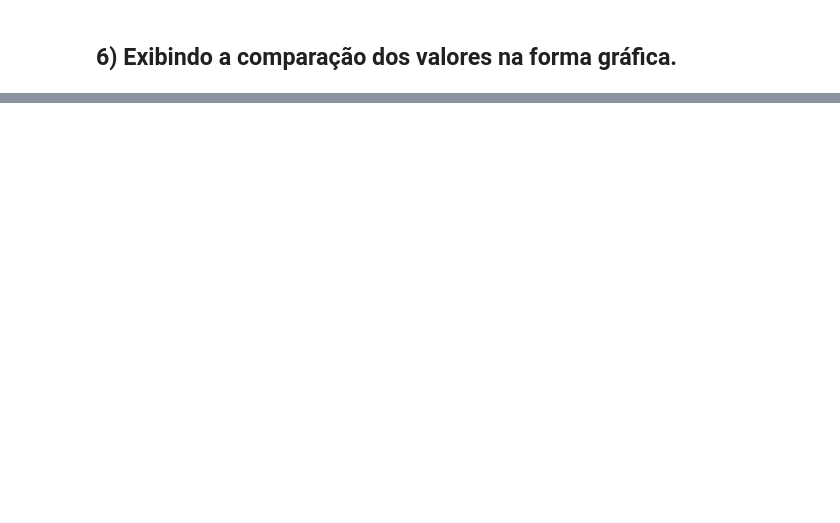
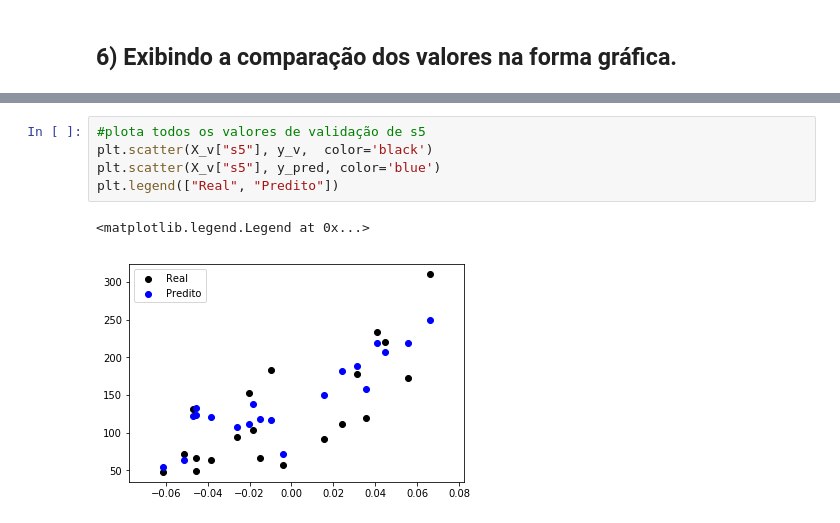
Before and after one commit to DWalterJansen/topicosIC, a Jupyter notebook: Equipe/Trabalho 3/Diabetes.ipynb, the cells around one changed output, grey strips where cells are left out. Drawn from its saved outputs; the diff is of its cells as text; blank space fills up the shorter version.

```diff
--- a/Equipe/Trabalho 3/Diabetes.ipynb
+++ b/Equipe/Trabalho 3/Diabetes.ipynb
@@ -178,0 +246,8 @@ tabela.corr()
+# %%
+#plota todos os valores de validação de s5
+plt.scatter(X_v["s5"], y_v,  color='black')
+plt.scatter(X_v["s5"], y_pred, color='blue')
+plt.legend(["Real", "Predito"])
+# %% [output]
+<matplotlib.legend.Legend at 0x...>
+[figure, added]
```
Also changed, not shown: parts of 9 cells of this notebook, 1 other file.
